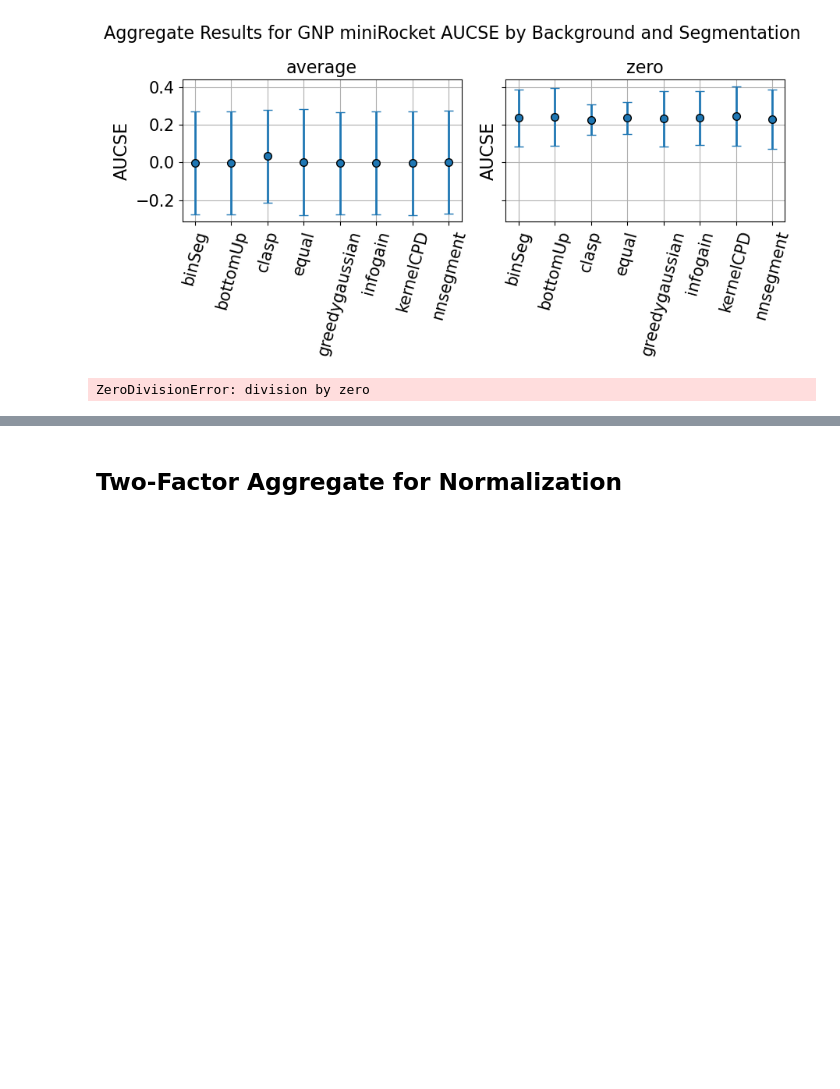
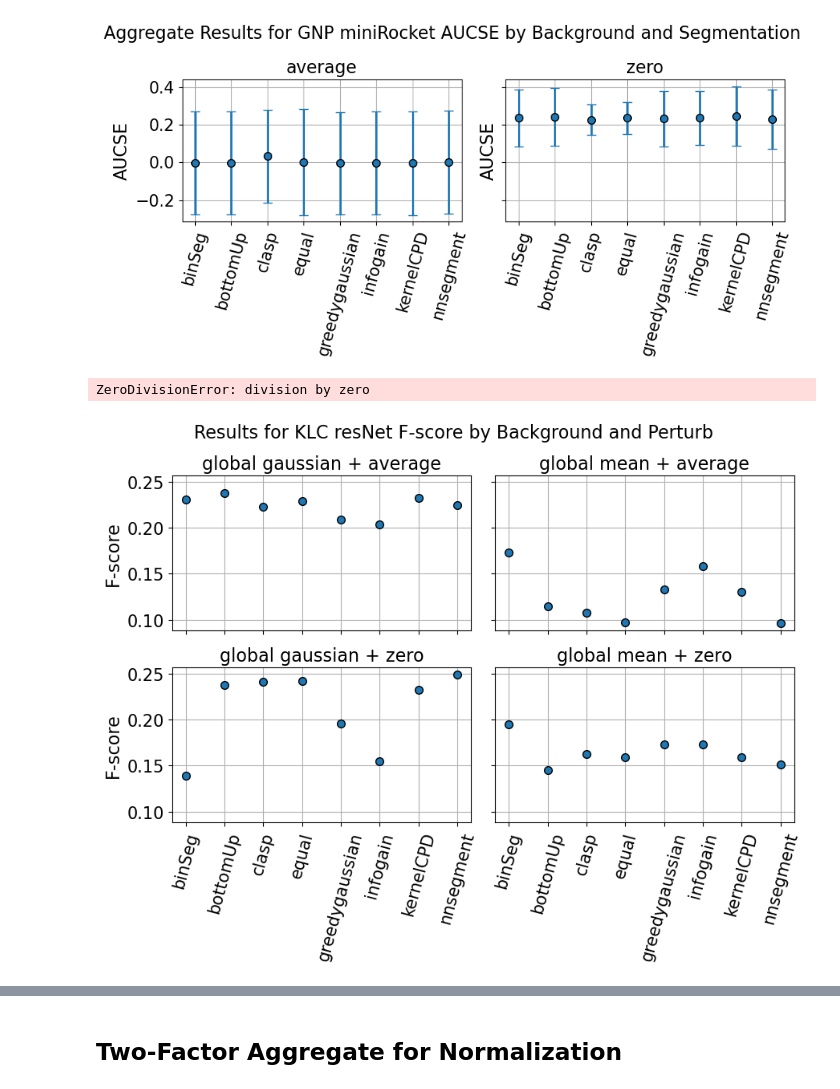
Before and after one commit to davide-serramazza/segment_SHAP, a Jupyter notebook: analysis.ipynb, the cells around one changed output, grey strips where cells are left out. Saved outputs shown, nothing was run; the diff lists cells and outputs as text; code cells hidden in the pictures; blank space fills up the shorter version.

Commit message:
redid the segmentation render

```diff
--- a/analysis.ipynb
+++ b/analysis.ipynb
@@ -763,3 +767,61 @@ for dataset_name, ml_model_name, metric_name, factor1, factor2 in pairs_of_inter
 0/0
 # %% [output]
 ZeroDivisionError: division by zero
+# %%
+pairs_of_interest = [
+    ("KLC", "resNet", "F-score", "Background", "Perturb", "Segmentation"),
+]
+# %%
+fontsize=16
+
+for dataset_name, ml_model_name, metric_name, factor1, factor2, factor3 in pairs_of_interest:
+
+    mask = (df["Metric"]==metric_name) & (df["Normalization"]=="default") & (df["Dataset"]==dataset_name) & (df["ML model"]==ml_model_name) & ((df["Perturb"]=="global gaussian") | (df["Perturb"]=="global mean"))
+    df2 = df.loc[mask]
+
+    df3 = df2.groupby([factor1, factor2, factor3]).agg({'Result': ["mean", "std"]})
+    df3 = df3.reset_index()
+
+    column_name = metric_name + " " + dataset_name + " " + ml_model_name
+
+    unique_factor_1 = df3[factor1].unique()
+    unique_factor_2 = df3[factor2].unique()
+    n_cols = len(unique_factor_1)
+    n_rows = len(unique_factor_2)
+
+    fig, ax = plt.subplots(n_rows, n_cols, figsize = (4.5*n_cols, 3.5 * n_rows), sharex=True, sharey=True) #dpi
+
+    for i, unique_val_1 in enumerate(unique_factor_1):
+
+        for j, unique_val_2 in enumerate(unique_factor_2):
+
+            mask4 = (df3[factor1]==unique_val_1) & (df3[factor2]==unique_val_2)
+            df4 = df3.loc[mask4]
+
+            mus = df4[("Result", "mean")].values
+            sigmas = df4[("Result", "std")].values
+            labels = df4[factor3].values
+
+            ax[i, j].errorbar(labels, mus, sigmas, linestyle='None', marker='o',
+                            markersize=7,
+                            markeredgecolor='black',      # Outline color
+                            markeredgewidth=1,          # Outline thickness
+                            #linewidth=2.0,
+                            elinewidth=2.0,   # Thickness of the error bar lines
+                            capsize=4,        # Length of the error bar caps
+                            capthick=3.0,)
+            ax[i, j].grid()
+
+            ax[i, j].tick_params("x", rotation=75)
+            ax[i, j].set_title(unique_val_2 + " + " + unique_val_1, fontsize=fontsize)
+            ax[i, j].tick_params(axis='both', labelsize=fontsize - 1)
+            #ax[i].tick_params(axis='x', labelsize=fontsize)
+        ax[i, 0].set_ylabel(metric_name, fontsize=fontsize)
+
+
+    fig_name = f"Results for {dataset_name} {ml_model_name} {metric_name} by {factor1} and {factor2}" #  over {factor3}
+    fig.suptitle(fig_name, fontsize=fontsize)
+    fig.tight_layout()
+    fig.savefig(images_path + "/specific_cases/" + fig_name + f"over {factor3}" + ".png", dpi=200) #
+# %% [output]
+[figure, added]
```
Also changed, not shown: parts of 3 cells of this notebook, 1 other file.
